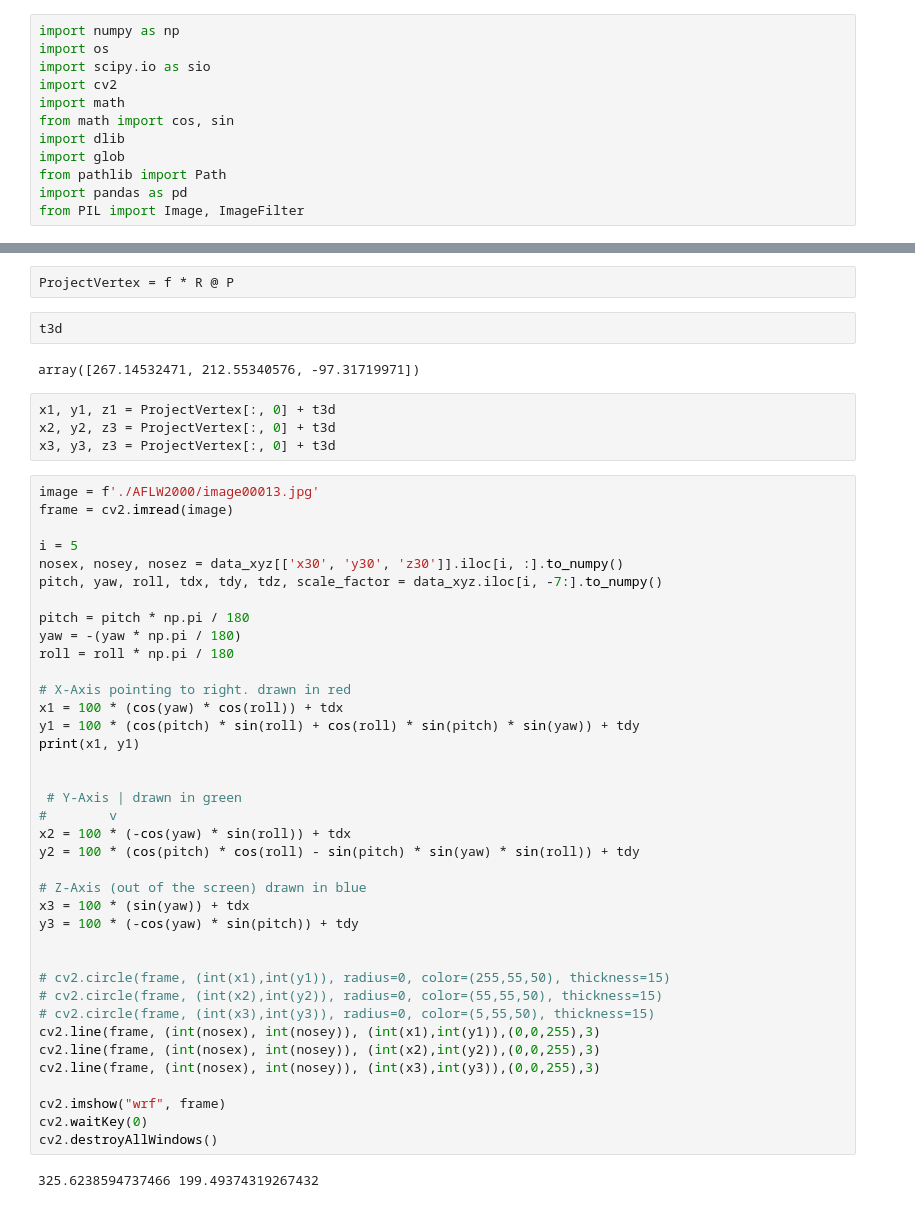
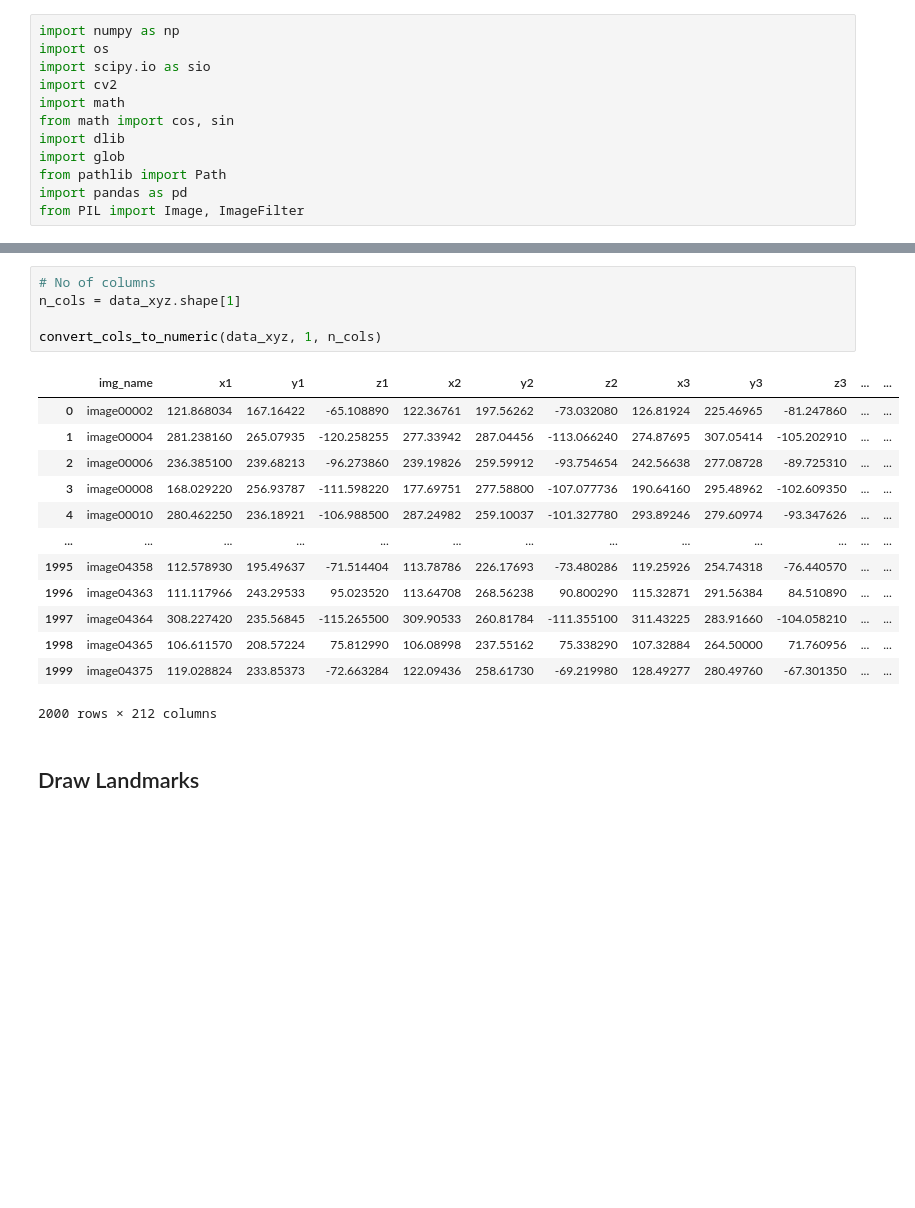
Before and after one commit to Mohamad2881/Head_Pose_Estimation, a Jupyter notebook: Generate data from mat files.ipynb, the cells around one changed output, grey strips where cells are left out. Drawn from its saved outputs; the diff is of its cells as text; blank space fills up the shorter version.

```diff
--- a/Generate data from mat files.ipynb
+++ b/Generate data from mat files.ipynb
@@ -195,50 +187,21 @@ f = scale_factor
-# %%
-ProjectVertex = f * R @ P
-# %%
-t3d
-# %% [output]
-array([267.14532471, 212.55340576, -97.31719971])
-# %%
-x1, y1, z1 = ProjectVertex[:, 0] + t3d
-x2, y2, z3 = ProjectVertex[:, 0] + t3d
-x3, y3, z3 = ProjectVertex[:, 0] + t3d
-# %%
-image = f'./AFLW2000/image00013.jpg'
-frame = cv2.imread(image)
-
-i = 5
-nosex, nosey, nosez = data_xyz[['x30', 'y30', 'z30']].iloc[i, :].to_numpy()
-pitch, yaw, roll, tdx, tdy, tdz, scale_factor = data_xyz.iloc[i, -7:].to_numpy()
-
-pitch = pitch * np.pi / 180
-yaw = -(yaw * np.pi / 180)
-roll = roll * np.pi / 180
-
-# X-Axis pointing to right. drawn in red
-x1 = 100 * (cos(yaw) * cos(roll)) + tdx
-y1 = 100 * (cos(pitch) * sin(roll) + cos(roll) * sin(pitch) * sin(yaw)) + tdy
-print(x1, y1)
-
-
- # Y-Axis | drawn in green
-#        v
-x2 = 100 * (-cos(yaw) * sin(roll)) + tdx
-y2 = 100 * (cos(pitch) * cos(roll) - sin(pitch) * sin(yaw) * sin(roll)) + tdy
-
-# Z-Axis (out of the screen) drawn in blue
-x3 = 100 * (sin(yaw)) + tdx
-y3 = 100 * (-cos(yaw) * sin(pitch)) + tdy
-
-
-# cv2.circle(frame, (int(x1),int(y1)), radius=0, color=(255,55,50), thickness=15)
-# cv2.circle(frame, (int(x2),int(y2)), radius=0, color=(55,55,50), thickness=15)
-# cv2.circle(frame, (int(x3),int(y3)), radius=0, color=(5,55,50), thickness=15)
-cv2.line(frame, (int(nosex), int(nosey)), (int(x1),int(y1)),(0,0,255),3)
-cv2.line(frame, (int(nosex), int(nosey)), (int(x2),int(y2)),(0,0,255),3)
-cv2.line(frame, (int(nosex), int(nosey)), (int(x3),int(y3)),(0,0,255),3)
-
-cv2.imshow("wrf", frame)
-cv2.waitKey(0)
-cv2.destroyAllWindows()
-# %% [output]
-325.6238594737466 199.49374319267432
+# %%
+# No of columns
+n_cols = data_xyz.shape[1]
+
+convert_cols_to_numeric(data_xyz, 1, n_cols)
+# %% [output]
+|  | img_name | x1 | y1 | z1 | x2 | y2 | z2 | x3 | y3 | z3 | ... | ... |
+| 0 | image00002 | 121.868034 | 167.16422 | -65.108890 | 122.36761 | 197.56262 | -73.032080 | 126.81924 | 225.46965 | -81.247860 | ... | ... |
+| 1 | image00004 | 281.238160 | 265.07935 | -120.258255 | 277.33942 | 287.04456 | -113.066240 | 274.87695 | 307.05414 | -105.202910 | ... | ... |
+| 2 | image00006 | 236.385100 | 239.68213 | -96.273860 | 239.19826 | 259.59912 | -93.754654 | 242.56638 | 277.08728 | -89.725310 | ... | ... |
+| 3 | image00008 | 168.029220 | 256.93787 | -111.598220 | 177.69751 | 277.58800 | -107.077736 | 190.64160 | 295.48962 | -102.609350 | ... | ... |
+| 4 | image00010 | 280.462250 | 236.18921 | -106.988500 | 287.24982 | 259.10037 | -101.327780 | 293.89246 | 279.60974 | -93.347626 | ... | ... |
+| ... | ... | ... | ... | ... | ... | ... | ... | ... | ... | ... | ... | ... |
+| 1995 | image04358 | 112.578930 | 195.49637 | -71.514404 | 113.78786 | 226.17693 | -73.480286 | 119.25926 | 254.74318 | -76.440570 | ... | ... |
+| 1996 | image04363 | 111.117966 | 243.29533 | 95.023520 | 113.64708 | 268.56238 | 90.800290 | 115.32871 | 291.56384 | 84.510890 | ... | ... |
+| 1997 | image04364 | 308.227420 | 235.56845 | -115.265500 | 309.90533 | 260.81784 | -111.355100 | 311.43225 | 283.91660 | -104.058210 | ... | ... |
+| 1998 | image04365 | 106.611570 | 208.57224 | 75.812990 | 106.08998 | 237.55162 | 75.338290 | 107.32884 | 264.50000 | 71.760956 | ... | ... |
+| 1999 | image04375 | 119.028824 | 233.85373 | -72.663284 | 122.09436 | 258.61730 | -69.219980 | 128.49277 | 280.49760 | -67.301350 | ... | ... |
+2000 rows × 212 columns
+# %% [markdown]
+## Draw Landmarks
```
Also changed, not shown: parts of 19 cells of this notebook.
